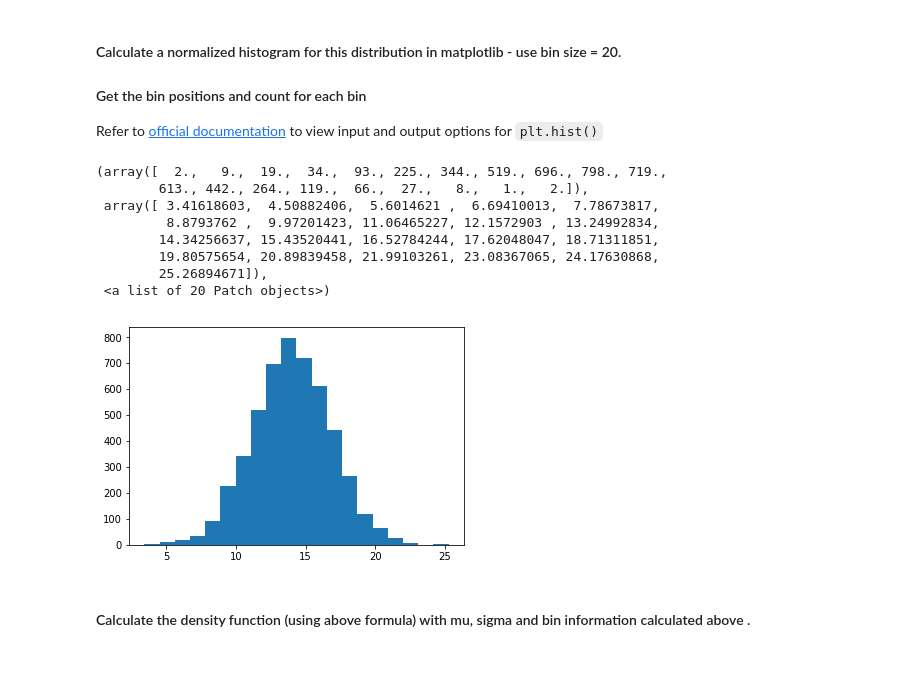
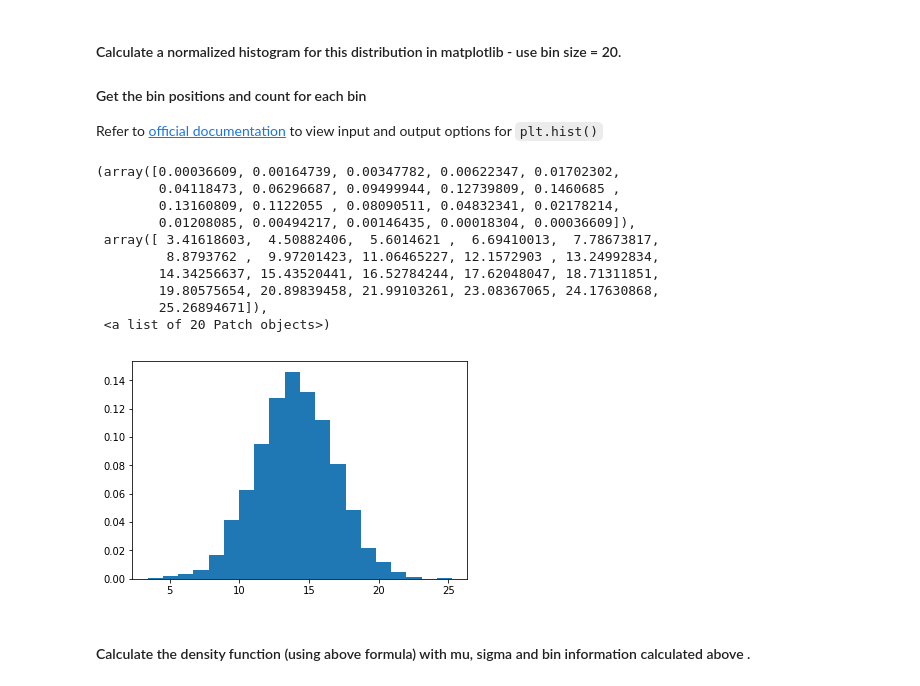
Before and after one commit to j-asonwang/dsc-1-09-13-normal-gaussian-distributions-lab-nyc-ds-career-012819, a Jupyter notebook: index.ipynb, the cells around one changed output. Saved outputs shown, nothing was run; the diff lists cells and outputs as text; code cells hidden in the pictures.

```diff
--- a/index.ipynb
+++ b/index.ipynb
@@ -37,17 +37,19 @@ Refer to [official documentation](https://matplotlib.org/api/_as_gen/matplotlib.
 # Calculate a histogram for above data distribution
 import matplotlib.pyplot as plt
 # %%
-plt.hist(s, bins=20)
+plt.hist(s, bins=20, density=True)
 # %% [output]
-(array([  2.,   9.,  19.,  34.,  93., 225., 344., 519., 696., 798., 719.,
-        613., 442., 264., 119.,  66.,  27.,   8.,   1.,   2.]),
+(array([0.00036609, 0.00164739, 0.00347782, 0.00622347, 0.01702302,
+        0.04118473, 0.06296687, 0.09499944, 0.12739809, 0.1460685 ,
+        0.13160809, 0.1122055 , 0.08090511, 0.04832341, 0.02178214,
+        0.01208085, 0.00494217, 0.00146435, 0.00018304, 0.00036609]),
  array([ 3.41618603,  4.50882406,  5.6014621 ,  6.69410013,  7.78673817,
          8.8793762 ,  9.97201423, 11.06465227, 12.1572903 , 13.24992834,
         14.34256637, 15.43520441, 16.52784244, 17.62048047, 18.71311851,
         19.80575654, 20.89839458, 21.99103261, 23.08367065, 24.17630868,
         25.26894671]),
  <a list of 20 Patch objects>)
-[figure, old version]
+[figure, new version]
 # %% [markdown]
 #### Calculate the density function (using above formula) with mu, sigma and bin information calculated above .
 # %%
```
